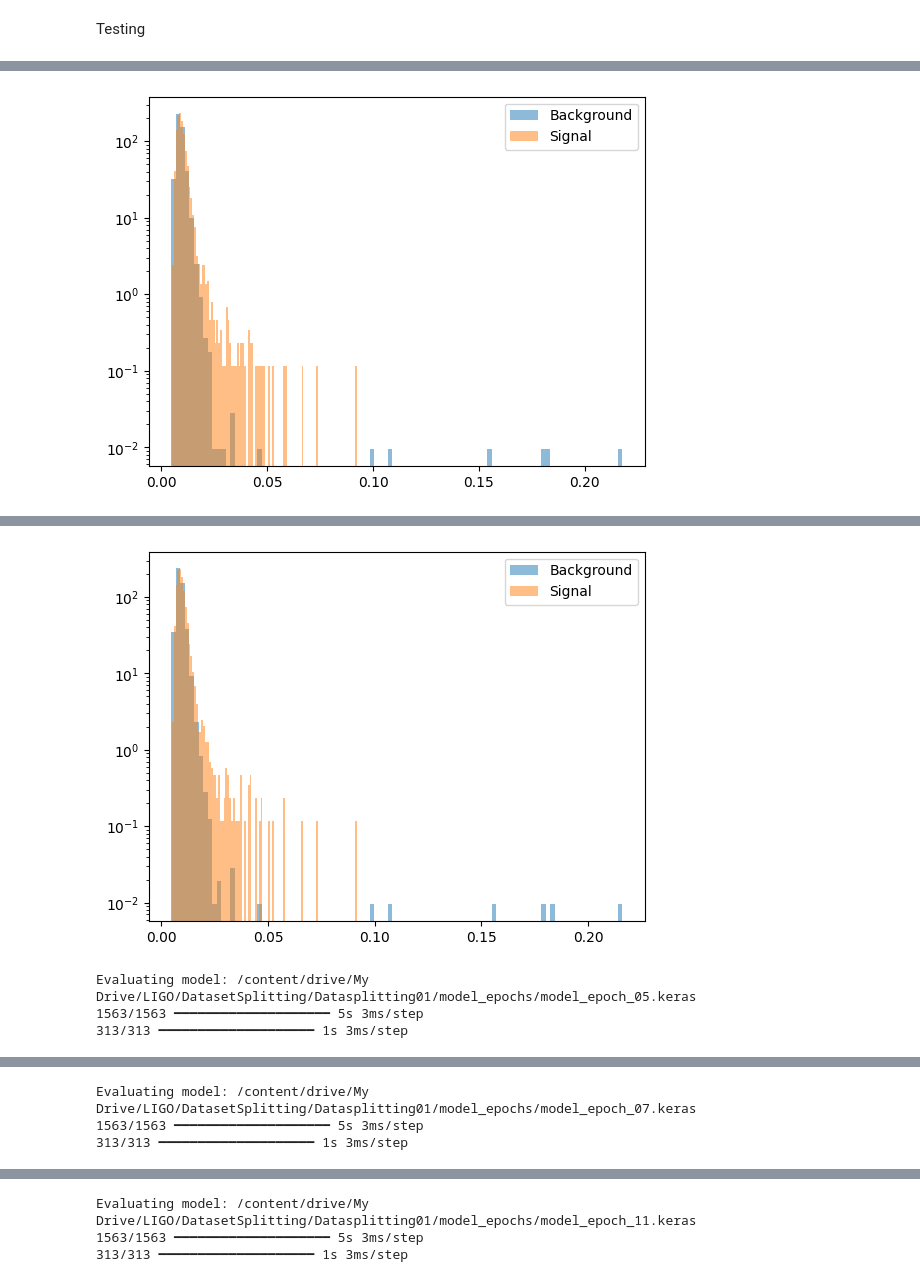
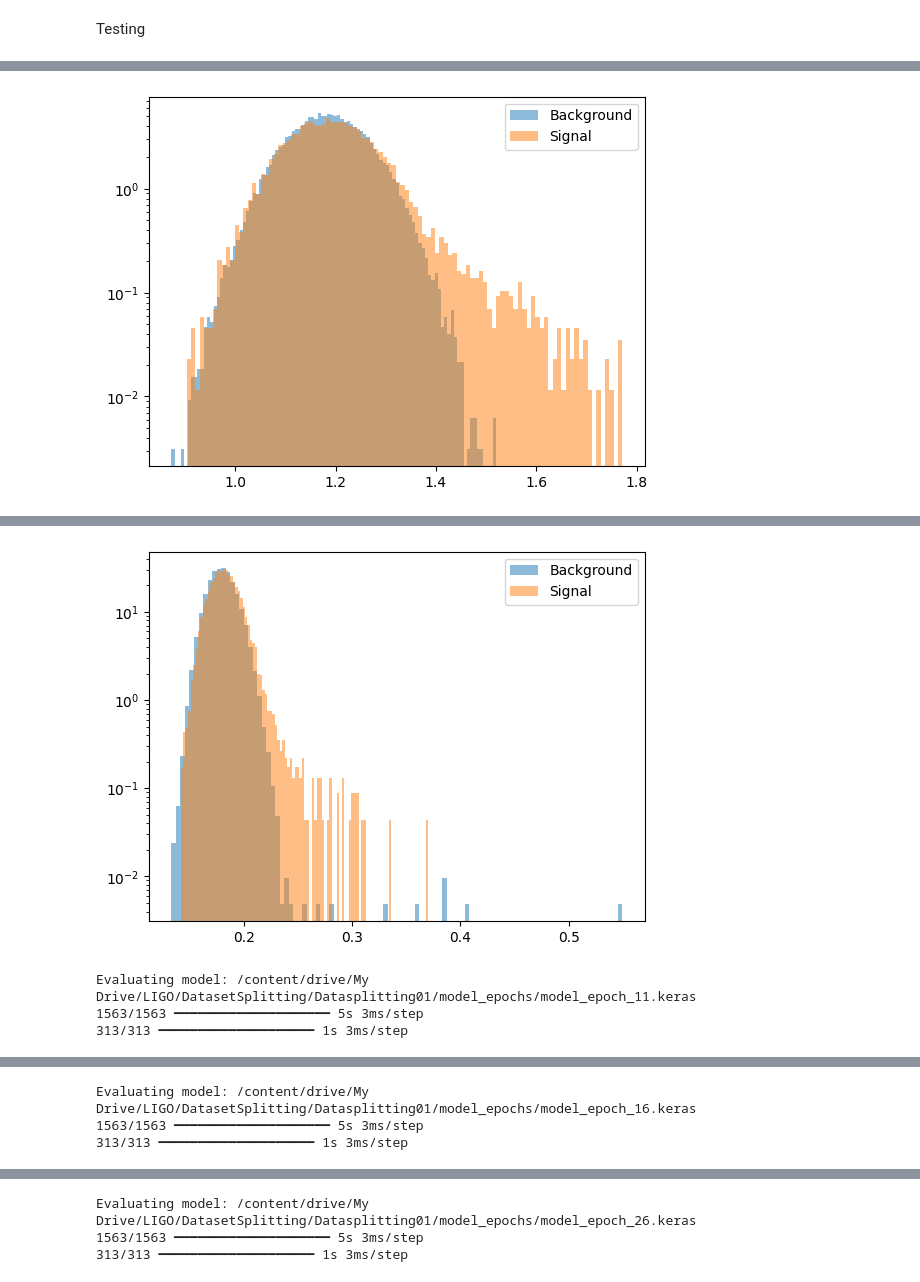
Before and after one commit to hanggao811/AnomalyDetectionLIGO, a Jupyter notebook: Transformer_simplest.ipynb, the cells around one changed output, grey strips where cells are left out. Saved outputs shown, nothing was run; the diff lists cells and outputs as text; code cells hidden in the pictures.

```diff
--- a/Transformer_simplest.ipynb
+++ b/Transformer_simplest.ipynb
@@ -360,7 +334,7 @@ model_files = glob.glob("/content/drive/My Drive/LIGO/DatasetSplitting/Datasplit
 model_files = sorted(model_files, key=lambda x: int(re.search(r"model_epoch_(\d+).keras", x).group(1)))
 bbh_auc=[]
 sg_auc=[]
-for model_file in model_files[:50][::2]:
+for model_file in model_files[:83][::5]:
     print(f"Evaluating model: {model_file}")
     model = keras_load_model(model_file)
     bbhauc,sgauc=eval(model,x_test, bbh_test,sglf_test)
@@ -433,7 +407,7 @@ def eval_test(model,background_test_data,signal_test_data):
 AUC_test=[]
 FPR_test = []
 
-for model_file in model_files[::2]:
+for model_file in model_files[:83][::5]:
     print(f"Evaluating model: {model_file}")
     model = keras_load_model(model_file)
     AUC_, FPR_, mse_bg, mse_sg = eval_test(model,background_test_data,signal_test_data)
@@ -457 +431 @@ Evaluating model: /content/drive/My Drive/LIGO/DatasetSplitting/Datasplitting01/
-[figure, old version]
+[figure, new version]
@@ -460,5 +434,5 @@ Evaluating model: /content/drive/My Drive/LIGO/DatasetSplitting/Datasplitting01/
 313/313 ━━━━━━━━━━━━━━━━━━━━ 1s 3ms/step
-[figure, old version]
+[figure, new version]
-Evaluating model: /content/drive/My Drive/LIGO/DatasetSplitting/Datasplitting01/model_epochs/model_epoch_05.keras
+Evaluating model: /content/drive/My Drive/LIGO/DatasetSplitting/Datasplitting01/model_epochs/model_epoch_11.keras
 1563/1563 ━━━━━━━━━━━━━━━━━━━━ 5s 3ms/step
 313/313 ━━━━━━━━━━━━━━━━━━━━ 1s 3ms/step
@@ -466,3 +440,3 @@ Evaluating model: /content/drive/My Drive/LIGO/DatasetSplitting/Datasplitting01/
-Evaluating model: /content/drive/My Drive/LIGO/DatasetSplitting/Datasplitting01/model_epochs/model_epoch_07.keras
+Evaluating model: /content/drive/My Drive/LIGO/DatasetSplitting/Datasplitting01/model_epochs/model_epoch_16.keras
 1563/1563 ━━━━━━━━━━━━━━━━━━━━ 5s 3ms/step
 313/313 ━━━━━━━━━━━━━━━━━━━━ 1s 3ms/step
@@ -474,3 +448,3 @@ Evaluating model: /content/drive/My Drive/LIGO/DatasetSplitting/Datasplitting01/
-Evaluating model: /content/drive/My Drive/LIGO/DatasetSplitting/Datasplitting01/model_epochs/model_epoch_11.keras
+Evaluating model: /content/drive/My Drive/LIGO/DatasetSplitting/Datasplitting01/model_epochs/model_epoch_26.keras
 1563/1563 ━━━━━━━━━━━━━━━━━━━━ 5s 3ms/step
 313/313 ━━━━━━━━━━━━━━━━━━━━ 1s 3ms/step
```
Also changed, not shown: parts of 7 cells of this notebook.
